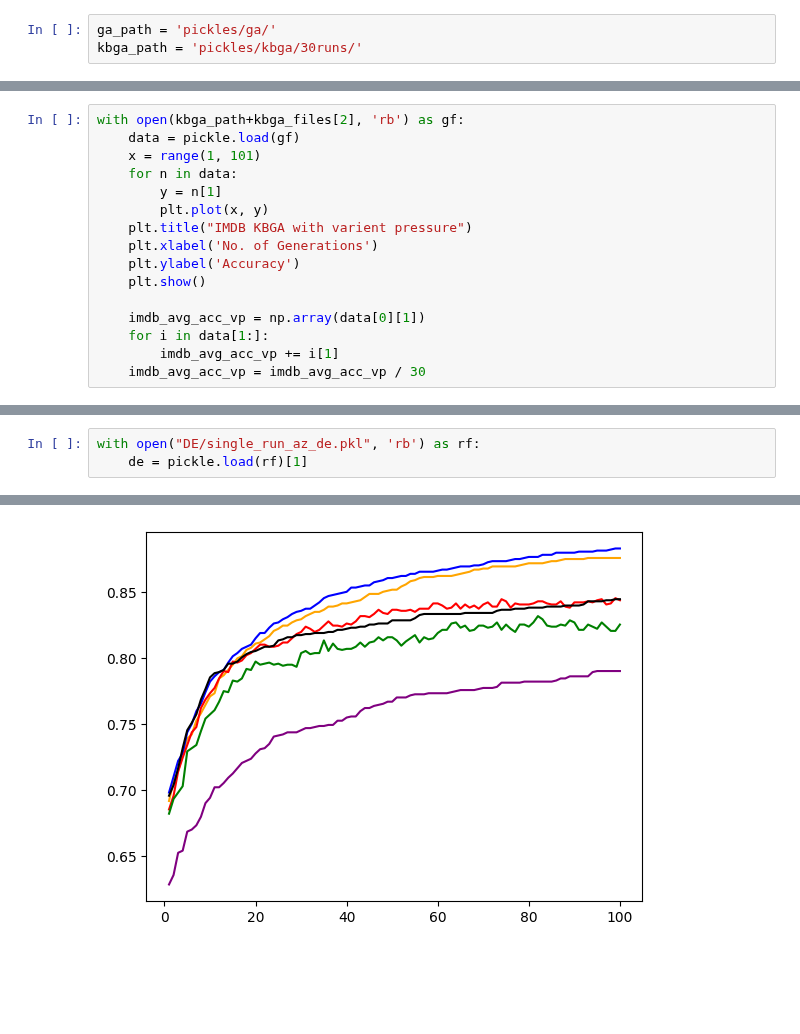
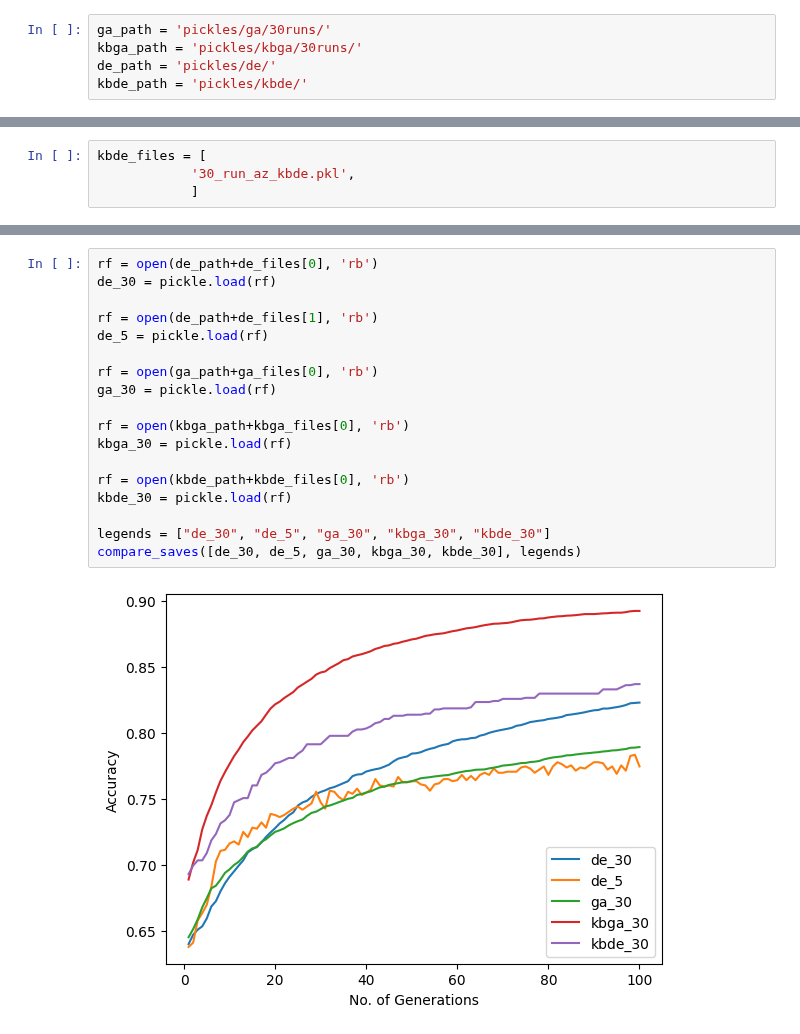
Before and after one commit to devasenan134/GA-SC, a Jupyter notebook: compare_avg_res.ipynb, the cells around one changed output, grey strips where cells are left out. Drawn from its saved outputs; the diff is of its cells as text; blank space fills up the shorter version.

```diff
--- a/compare_avg_res.ipynb
+++ b/compare_avg_res.ipynb
@@ -7,4 +26,6 @@ import pickle
 # %%
-ga_path = 'pickles/ga/'
+ga_path = 'pickles/ga/30runs/'
 kbga_path = 'pickles/kbga/30runs/'
+de_path = 'pickles/de/'
+kbde_path = 'pickles/kbde/'
 # %%
@@ -13 +50,5 @@ ga_files = ['n_run_az_100fc_ts.pkl',
+# %%
+kbde_files = [
+            '30_run_az_kbde.pkl',
+            ]
 # %% [markdown]
@@ -129,16 +55,0 @@ with open(kbga_path+kbga_files[1], 'rb') as gf:
-# %%
-with open(kbga_path+kbga_files[2], 'rb') as gf:
-    data = pickle.load(gf)
-    x = range(1, 101)
-    for n in data:
-        y = n[1]
-        plt.plot(x, y)
-    plt.title("IMDB KBGA with varient pressure")
-    plt.xlabel('No. of Generations')
-    plt.ylabel('Accuracy')
-    plt.show()
-
-    imdb_avg_acc_vp = np.array(data[0][1])
-    for i in data[1:]:
-        imdb_avg_acc_vp += i[1]
-    imdb_avg_acc_vp = imdb_avg_acc_vp / 30
@@ -147,3 +55,0 @@ with open(kbga_path+kbga_files[2], 'rb') as gf:
-# %%
-with open("DE/single_run_az_de.pkl", 'rb') as rf:
-    de = pickle.load(rf)[1]
@@ -161,2 +56,20 @@ plt.figure(figsize=(20, 14))
-# %% [markdown]
-![image.png](attachment:image.png)
+# %%
+rf = open(de_path+de_files[0], 'rb')
+de_30 = pickle.load(rf)
+
+rf = open(de_path+de_files[1], 'rb')
+de_5 = pickle.load(rf)
+
+rf = open(ga_path+ga_files[0], 'rb')
+ga_30 = pickle.load(rf)
+
+rf = open(kbga_path+kbga_files[0], 'rb')
+kbga_30 = pickle.load(rf)
+
+rf = open(kbde_path+kbde_files[0], 'rb')
+kbde_30 = pickle.load(rf)
+
+legends = ["de_30", "de_5", "ga_30", "kbga_30", "kbde_30"]
+compare_saves([de_30, de_5, ga_30, kbga_30, kbde_30], legends)
+# %% [output]
+[figure, added]
```
Also changed, not shown: parts of 16 cells of this notebook, 2 other files.
